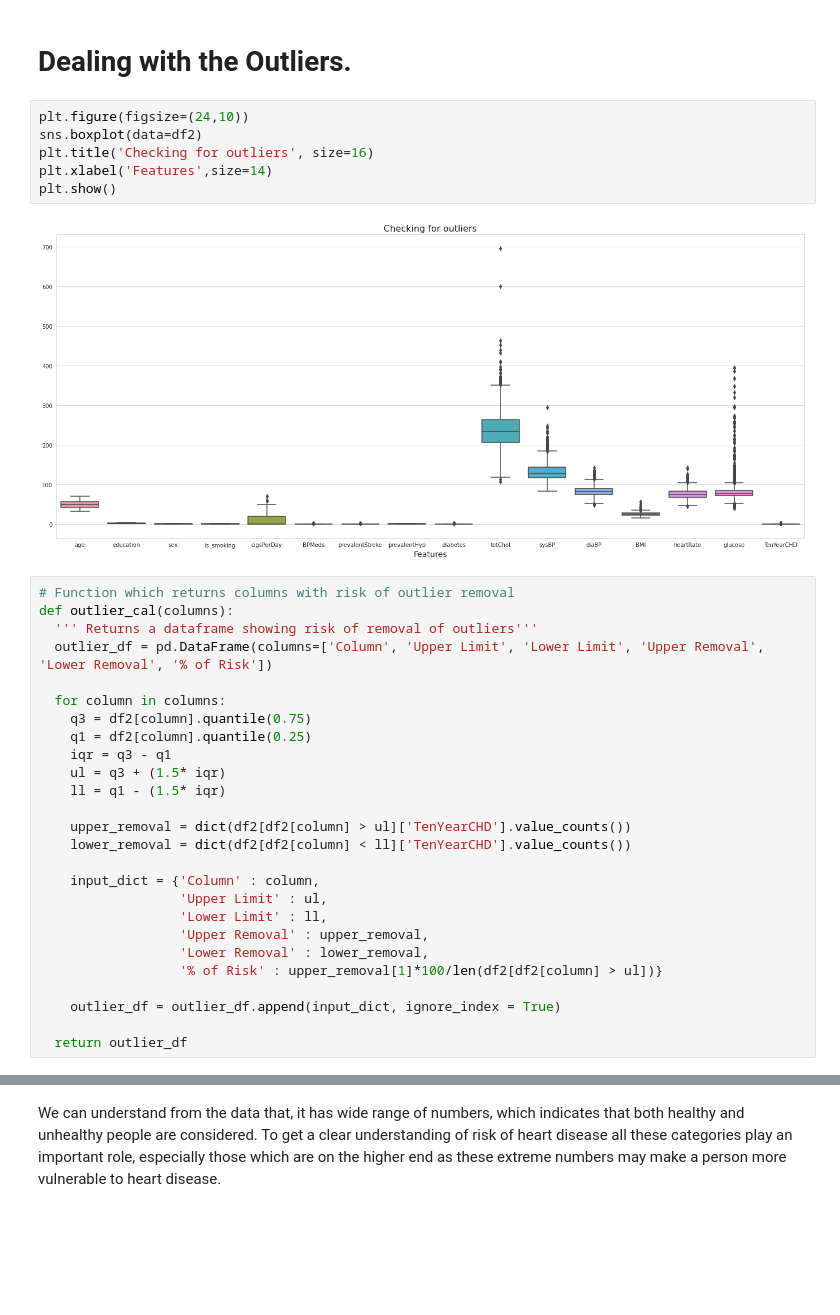
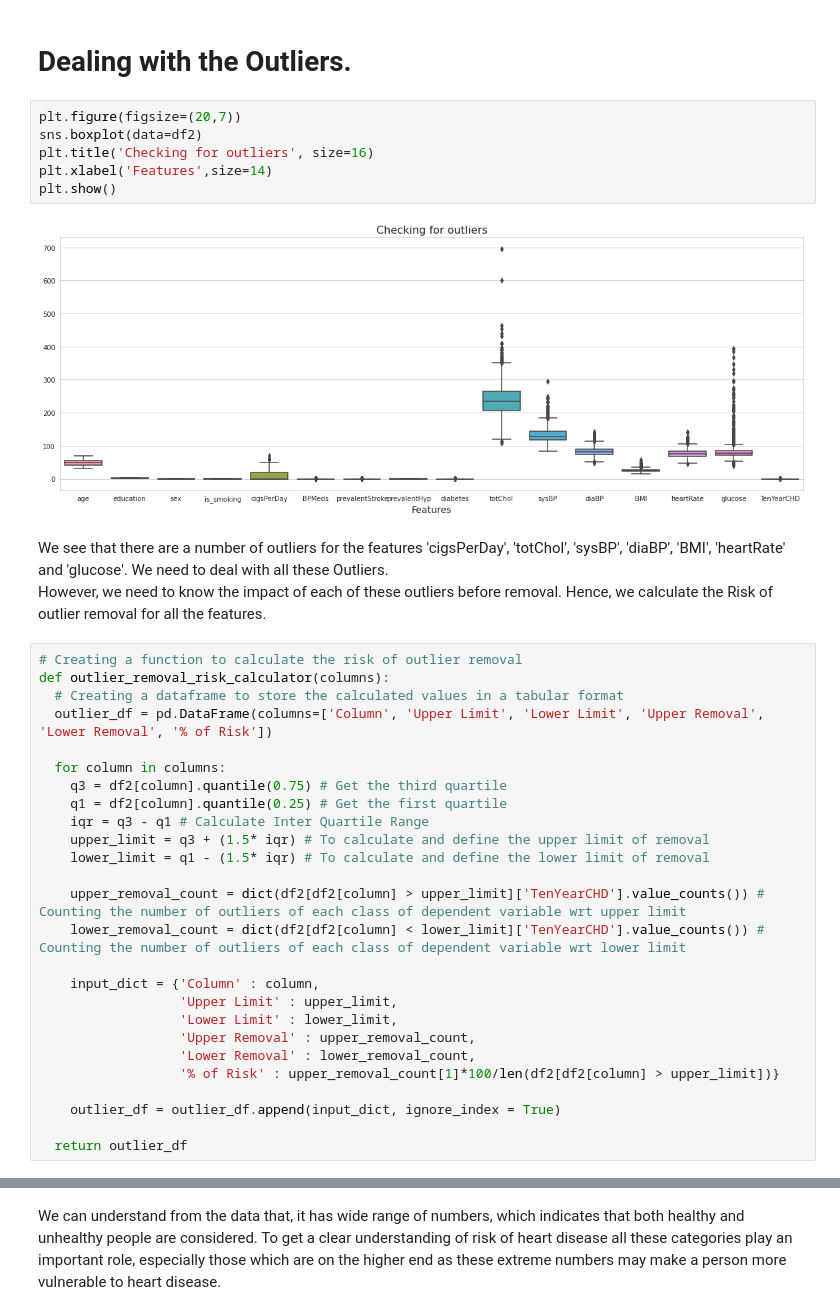
Before and after one commit to lakummahesh/Supervised-ML-Capstone-Project-Classification-Cardiovascular-Risk-Prediction, a Jupyter notebook: Cardiovascular_Risk_Prediction.ipynb, the cells around one changed output, grey strips where cells are left out. Saved outputs shown, nothing was run; the diff lists cells and outputs as text; blank space fills up the shorter version.

```diff
--- a/Cardiovascular_Risk_Prediction.ipynb
+++ b/Cardiovascular_Risk_Prediction.ipynb
@@ -415,35 +428,38 @@ print(list(categorical_columns))
 # %% [markdown]
 # Dealing with the Outliers.
 # %%
-plt.figure(figsize=(24,10))
+plt.figure(figsize=(20,7))
 sns.boxplot(data=df2)
 plt.title('Checking for outliers', size=16)
 plt.xlabel('Features',size=14)
 plt.show()
 # %% [output]
-[figure, old version]
+[figure, new version]
+# %% [markdown]
+We see that there are a number of outliers for the features 'cigsPerDay', 'totChol', 'sysBP', 'diaBP', 'BMI', 'heartRate' and 'glucose'. We need to deal with all these Outliers.\
+However, we need to know the impact of each of these outliers before removal. Hence, we calculate the Risk of outlier removal for all the features.
 # %%
-# Function which returns columns with risk of outlier removal
-def outlier_cal(columns):
-  ''' Returns a dataframe showing risk of removal of outliers'''
+# Creating a function to calculate the risk of outlier removal
+def outlier_removal_risk_calculator(columns):
+  # Creating a dataframe to store the calculated values in a tabular format
   outlier_df = pd.DataFrame(columns=['Column', 'Upper Limit', 'Lower Limit', 'Upper Removal', 'Lower Removal', '% of Risk'])
 
   for column in columns:
-    q3 = df2[column].quantile(0.75)
-    q1 = df2[column].quantile(0.25)
-    iqr = q3 - q1
-    ul = q3 + (1.5* iqr)
-    ll = q1 - (1.5* iqr)
+    q3 = df2[column].quantile(0.75) # Get the third quartile
+    q1 = df2[column].quantile(0.25) # Get the first quartile
+    iqr = q3 - q1 # Calculate Inter Quartile Range
+    upper_limit = q3 + (1.5* iqr) # To calculate and define the upper limit of removal
+    lower_limit = q1 - (1.5* iqr) # To calculate and define the lower limit of removal
 
-    upper_removal = dict(df2[df2[column] > ul]['TenYearCHD'].value_counts())
-    lower_removal = dict(df2[df2[column] < ll]['TenYearCHD'].value_counts())
+    upper_removal_count = dict(df2[df2[column] > upper_limit]['TenYearCHD'].value_counts()) # Counting the number of outliers of each class of dependent variable wrt upper limit
+    lower_removal_count = dict(df2[df2[column] < lower_limit]['TenYearCHD'].value_counts()) # Counting the number of outliers of each class of dependent variable wrt lower limit
 
     input_dict = {'Column' : column,
-                  'Upper Limit' : ul,
-                  'Lower Limit' : ll,
-                  'Upper Removal' : upper_removal,
-                  'Lower Removal' : lower_removal,
-                  '% of Risk' : upper_removal[1]*100/len(df2[df2[column] > ul])}
+                  'Upper Limit' : upper_limit,
+                  'Lower Limit' : lower_limit,
+                  'Upper Removal' : upper_removal_count,
+                  'Lower Removal' : lower_removal_count,
+                  '% of Risk' : upper_removal_count[1]*100/len(df2[df2[column] > upper_limit])}
 
     outlier_df = outlier_df.append(input_dict, ignore_index = True)
 
```
Also changed, not shown: parts of 50 cells of this notebook.
